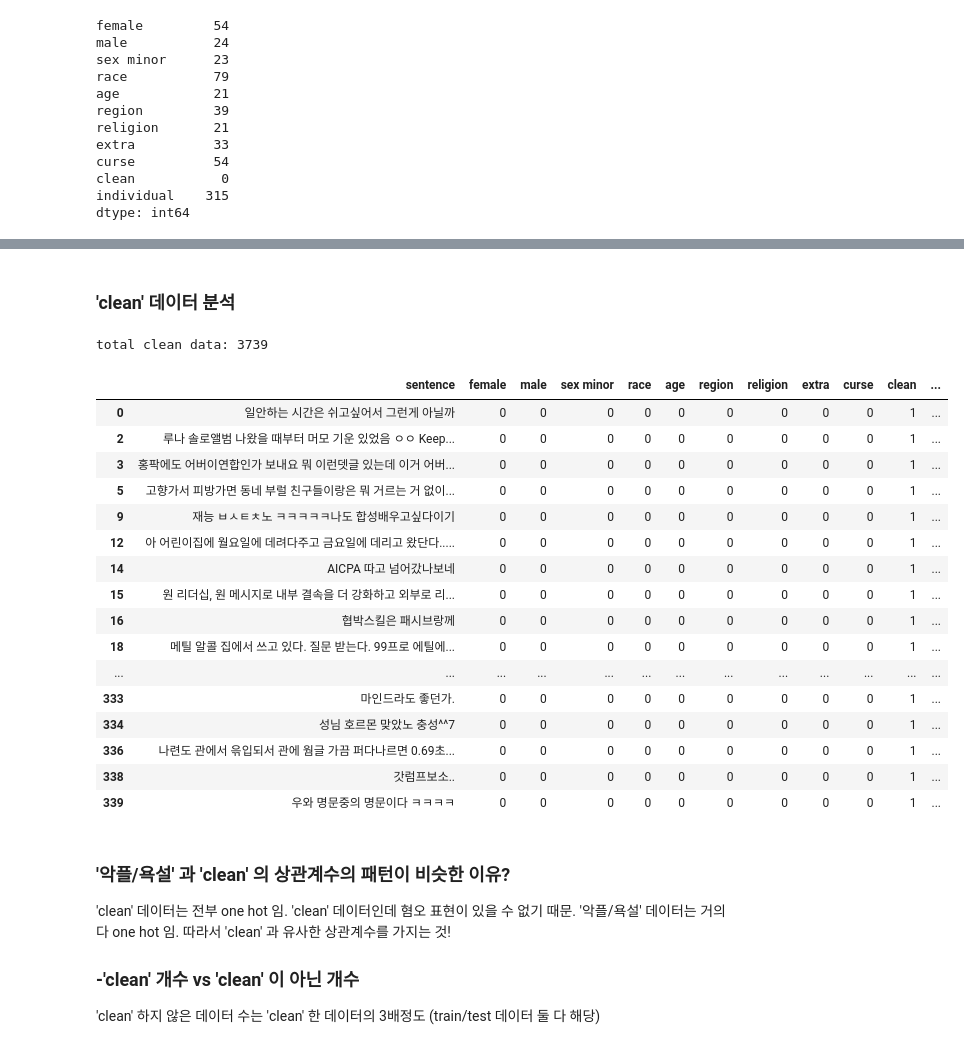
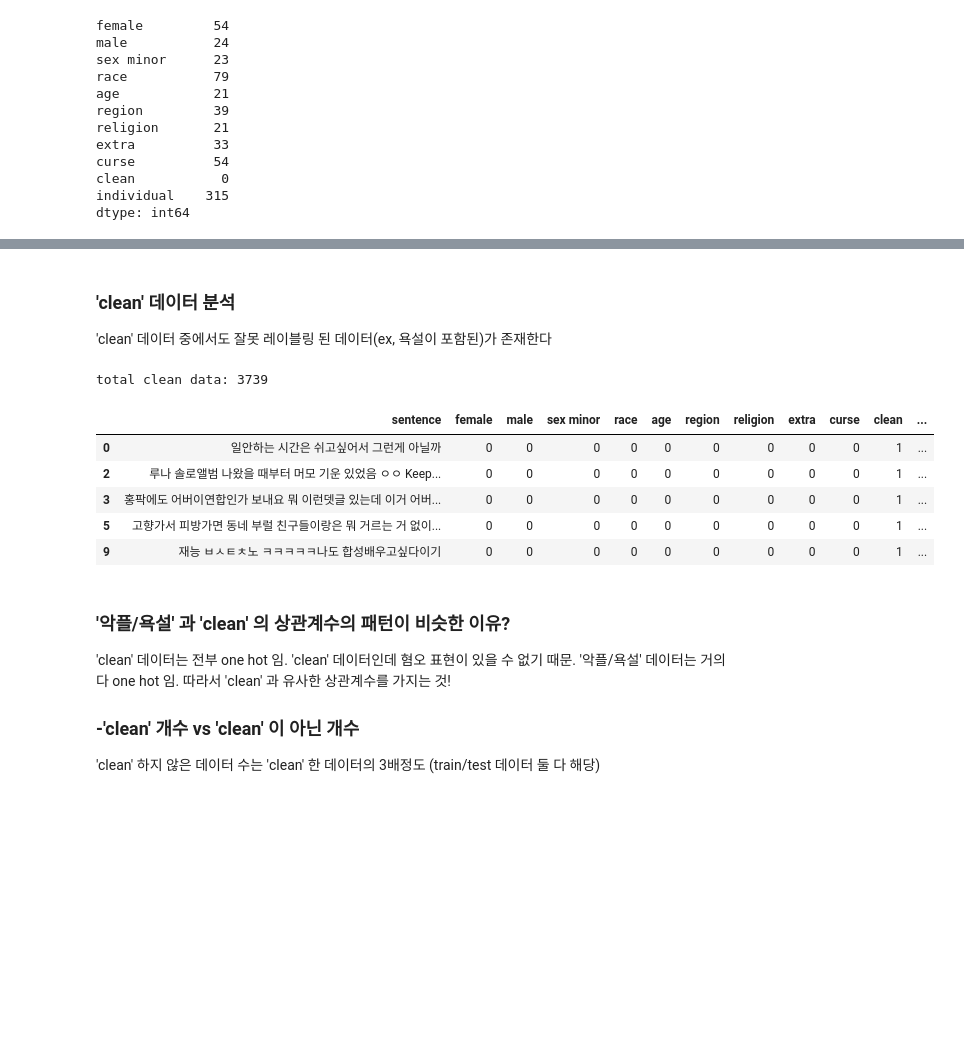
Before and after one commit to kdy20401/hatred-expression-classifier, a Jupyter notebook: data_analysis.ipynb, the cells around one changed output, grey strips where cells are left out. Cells and saved outputs as stored; diff of their text form; code cells hidden in the pictures; blank space fills up the shorter version.

```diff
--- a/data.ipynb
+++ b/data_analysis.ipynb
@@ -385,36 +401,26 @@ one hot extra data:  310
-# %% [markdown]
-### 'clean' 데이터 분석
+# %% [markdown]
+### 'clean' 데이터 분석
+'clean' 데이터 중에서도 잘못 레이블링 된 데이터(ex, 욕설이 포함된)가 존재한다
 # %%
 indexes = []
 
 for i in range(len(train_df)):
     data = train_df.iloc[i]
     if data.clean == 1:
         indexes.append(i)
 
 clean_df = train_df.iloc[indexes]
 print('total clean data:', len(clean_df))
 
-clean_df.head(100)
+clean_df.head()
 # %% [output]
 total clean data: 3739
 |  | sentence | female | male | sex minor | race | age | region | religion | extra | curse | clean | ... |
 | 0 | 일안하는 시간은 쉬고싶어서 그런게 아닐까 | 0 | 0 | 0 | 0 | 0 | 0 | 0 | 0 | 0 | 1 | ... |
 | 2 | 루나 솔로앨범 나왔을 때부터 머모 기운 있었음 ㅇㅇ Keep... | 0 | 0 | 0 | 0 | 0 | 0 | 0 | 0 | 0 | 1 | ... |
 | 3 | 홍팍에도 어버이연합인가 보내요 뭐 이런뎃글 있는데 이거 어버... | 0 | 0 | 0 | 0 | 0 | 0 | 0 | 0 | 0 | 1 | ... |
 | 5 | 고향가서 피방가면 동네 부럴 친구들이랑은 뭐 거르는 거 없이... | 0 | 0 | 0 | 0 | 0 | 0 | 0 | 0 | 0 | 1 | ... |
 | 9 | 재능 ㅂㅅㅌㅊ노 ㅋㅋㅋㅋㅋ나도 합성배우고싶다이기 | 0 | 0 | 0 | 0 | 0 | 0 | 0 | 0 | 0 | 1 | ... |
-| 12 | 아 어린이집에 월요일에 데려다주고 금요일에 데리고 왔단다..... | 0 | 0 | 0 | 0 | 0 | 0 | 0 | 0 | 0 | 1 | ... |
-| 14 | AICPA 따고 넘어갔나보네 | 0 | 0 | 0 | 0 | 0 | 0 | 0 | 0 | 0 | 1 | ... |
-| 15 | 원 리더십, 원 메시지로 내부 결속을 더 강화하고 외부로 리... | 0 | 0 | 0 | 0 | 0 | 0 | 0 | 0 | 0 | 1 | ... |
-| 16 | 협박스킬은 패시브랑께 | 0 | 0 | 0 | 0 | 0 | 0 | 0 | 0 | 0 | 1 | ... |
-| 18 | 메틸 알콜 집에서 쓰고 있다. 질문 받는다. 99프로 에틸에... | 0 | 0 | 0 | 0 | 0 | 0 | 0 | 0 | 0 | 1 | ... |
-| ... | ... | ... | ... | ... | ... | ... | ... | ... | ... | ... | ... | ... |
-| 333 | 마인드라도 좋던가. | 0 | 0 | 0 | 0 | 0 | 0 | 0 | 0 | 0 | 1 | ... |
-| 334 | 성님 호르몬 맞았노 충성^^7 | 0 | 0 | 0 | 0 | 0 | 0 | 0 | 0 | 0 | 1 | ... |
-| 336 | 나련도 관에서 윾입되서 관에 웜글 가끔 퍼다나르면 0.69초... | 0 | 0 | 0 | 0 | 0 | 0 | 0 | 0 | 0 | 1 | ... |
-| 338 | 갓럼프보소.. | 0 | 0 | 0 | 0 | 0 | 0 | 0 | 0 | 0 | 1 | ... |
-| 339 | 우와 명문중의 명문이다 ㅋㅋㅋㅋ | 0 | 0 | 0 | 0 | 0 | 0 | 0 | 0 | 0 | 1 | ... |
 # %% [markdown]
 ### '악플/욕설' 과 'clean' 의 상관계수의 패턴이 비슷한 이유?
 'clean' 데이터는 전부 one hot 임. 'clean' 데이터인데 혐오 표현이 있을 수 없기 때문.
```
Also changed, not shown: parts of 7 cells of this notebook, 3 other files.
